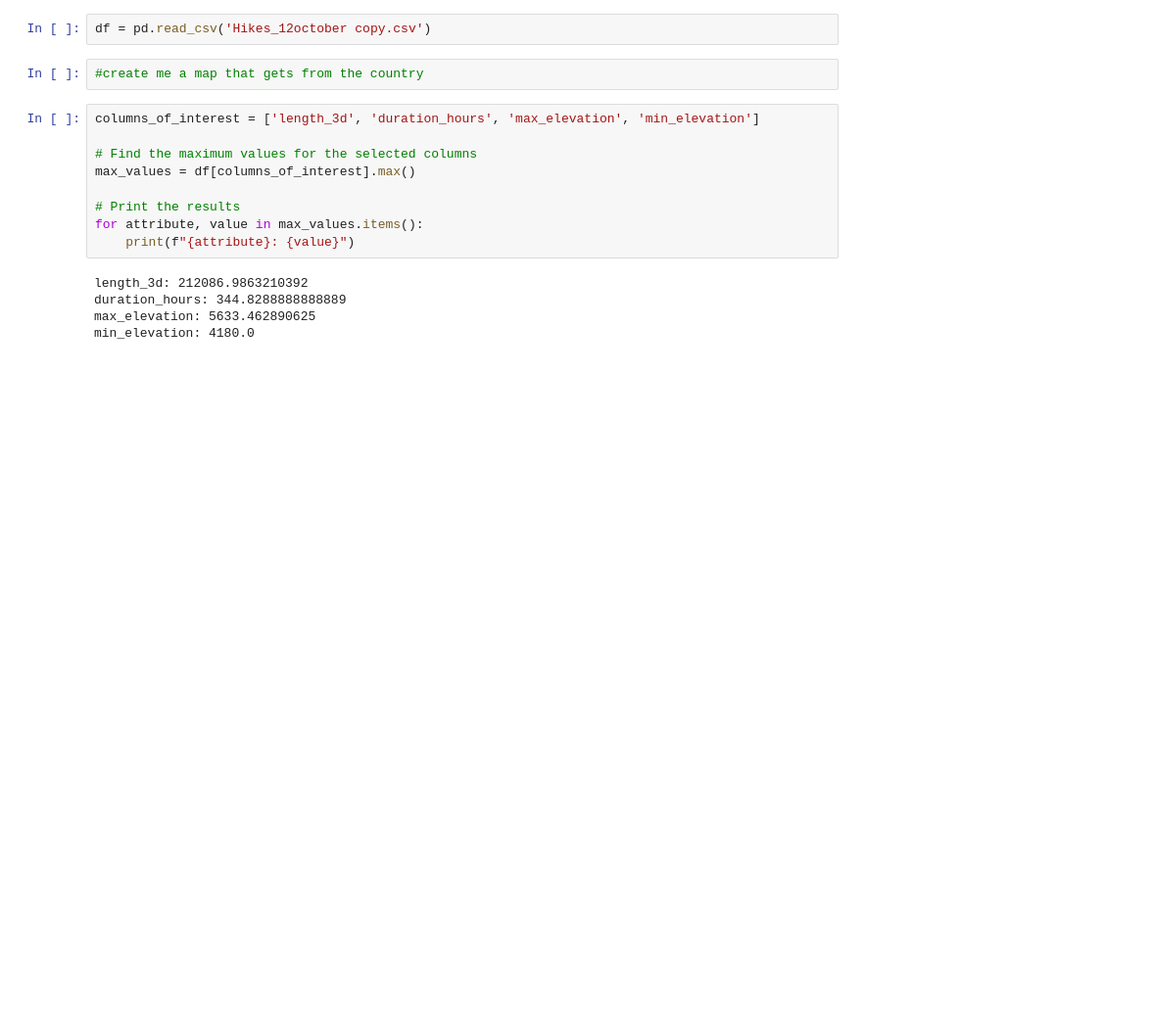
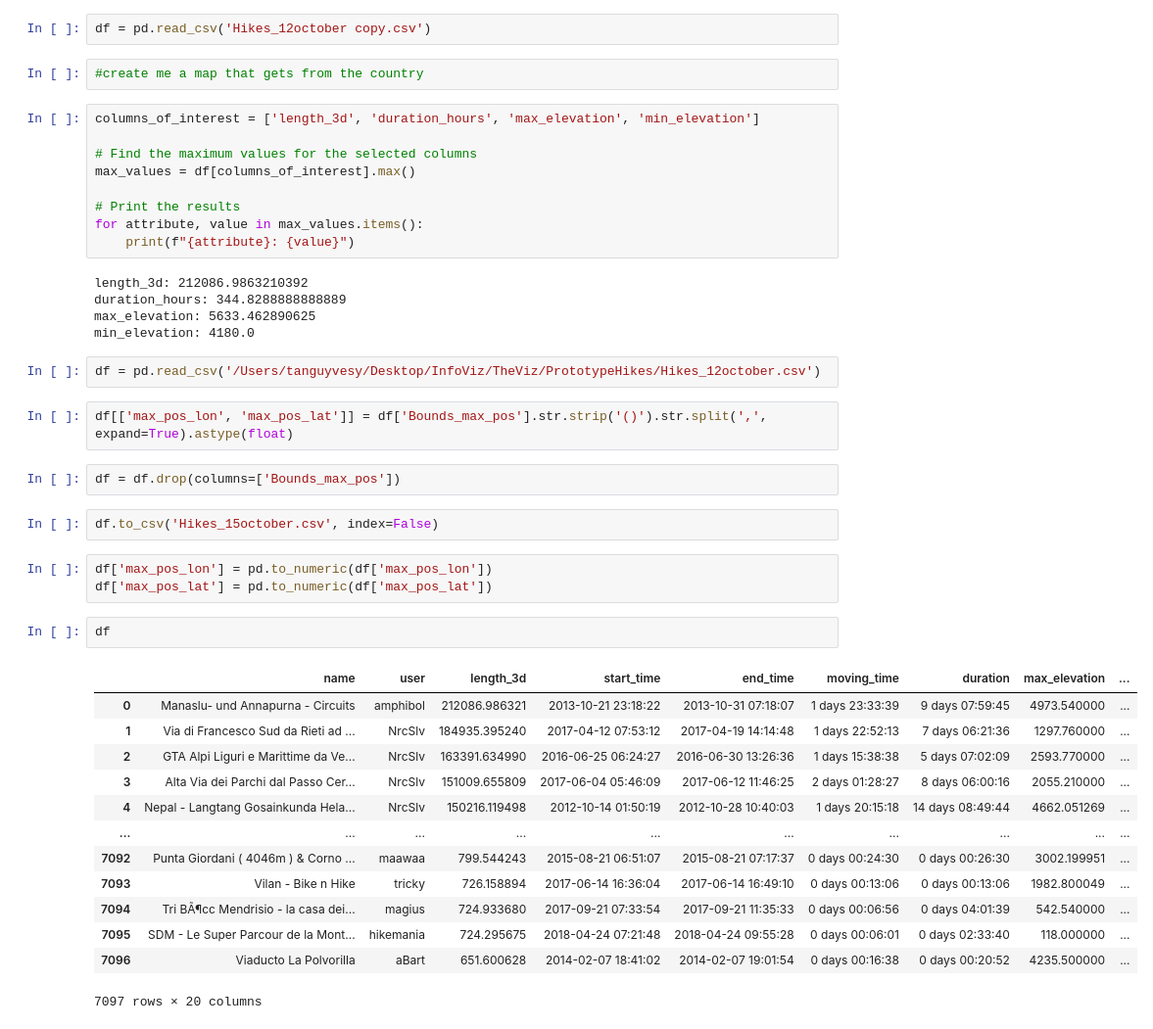
Before and after one commit to TonyVesy/HikesViz, a Jupyter notebook: dataModifier.ipynb, the cells around one changed output. Shown at 98% size. Saved outputs shown, nothing was run; the diff lists cells and outputs as text; blank space fills up the shorter version.

```diff
--- a/dataModifier.ipynb
+++ b/dataModifier.ipynb
@@ -138,3 +138,30 @@ length_3d: 212086.9863210392
 duration_hours: 344.8288888888889
 max_elevation: 5633.462890625
 min_elevation: 4180.0
+# %%
+df = pd.read_csv('/Users/tanguyvesy/Desktop/InfoViz/TheViz/PrototypeHikes/Hikes_12october.csv')
+# %%
+df[['max_pos_lon', 'max_pos_lat']] = df['Bounds_max_pos'].str.strip('()').str.split(',', expand=True).astype(float)
+# %%
+df = df.drop(columns=['Bounds_max_pos'])
+# %%
+df.to_csv('Hikes_15october.csv', index=False)
+# %%
+df['max_pos_lon'] = pd.to_numeric(df['max_pos_lon'])
+df['max_pos_lat'] = pd.to_numeric(df['max_pos_lat'])
+# %%
+df
+# %% [output]
+|  | name | user | length_3d | start_time | end_time | moving_time | duration | max_elevation | ... |
+| 0 | Manaslu- und Annapurna - Circuits | amphibol | 212086.986321 | 2013-10-21 23:18:22 | 2013-10-31 07:18:07 | 1 days 23:33:39 | 9 days 07:59:45 | 4973.540000 | ... |
+| 1 | Via di Francesco Sud da Rieti ad ... | NrcSlv | 184935.395240 | 2017-04-12 07:53:12 | 2017-04-19 14:14:48 | 1 days 22:52:13 | 7 days 06:21:36 | 1297.760000 | ... |
+| 2 | GTA Alpi Liguri e Marittime da Ve... | NrcSlv | 163391.634990 | 2016-06-25 06:24:27 | 2016-06-30 13:26:36 | 1 days 15:38:38 | 5 days 07:02:09 | 2593.770000 | ... |
+| 3 | Alta Via dei Parchi dal Passo Cer... | NrcSlv | 151009.655809 | 2017-06-04 05:46:09 | 2017-06-12 11:46:25 | 2 days 01:28:27 | 8 days 06:00:16 | 2055.210000 | ... |
+| 4 | Nepal - Langtang Gosainkunda Hela... | NrcSlv | 150216.119498 | 2012-10-14 01:50:19 | 2012-10-28 10:40:03 | 1 days 20:15:18 | 14 days 08:49:44 | 4662.051269 | ... |
+| ... | ... | ... | ... | ... | ... | ... | ... | ... | ... |
+| 7092 | Punta Giordani ( 4046m ) & Corno ... | maawaa | 799.544243 | 2015-08-21 06:51:07 | 2015-08-21 07:17:37 | 0 days 00:24:30 | 0 days 00:26:30 | 3002.199951 | ... |
+| 7093 | Vilan - Bike n Hike | tricky | 726.158894 | 2017-06-14 16:36:04 | 2017-06-14 16:49:10 | 0 days 00:13:06 | 0 days 00:13:06 | 1982.800049 | ... |
+| 7094 | Tri BÃ¶cc Mendrisio - la casa dei... | magius | 724.933680 | 2017-09-21 07:33:54 | 2017-09-21 11:35:33 | 0 days 00:06:56 | 0 days 04:01:39 | 542.540000 | ... |
+| 7095 | SDM - Le Super Parcour de la Mont... | hikemania | 724.295675 | 2018-04-24 07:21:48 | 2018-04-24 09:55:28 | 0 days 00:06:01 | 0 days 02:33:40 | 118.000000 | ... |
+| 7096 | Viaducto La Polvorilla | aBart | 651.600628 | 2014-02-07 18:41:02 | 2014-02-07 19:01:54 | 0 days 00:16:38 | 0 days 00:20:52 | 4235.500000 | ... |
+7097 rows × 20 columns
```
Also changed, not shown: 8 other files.
